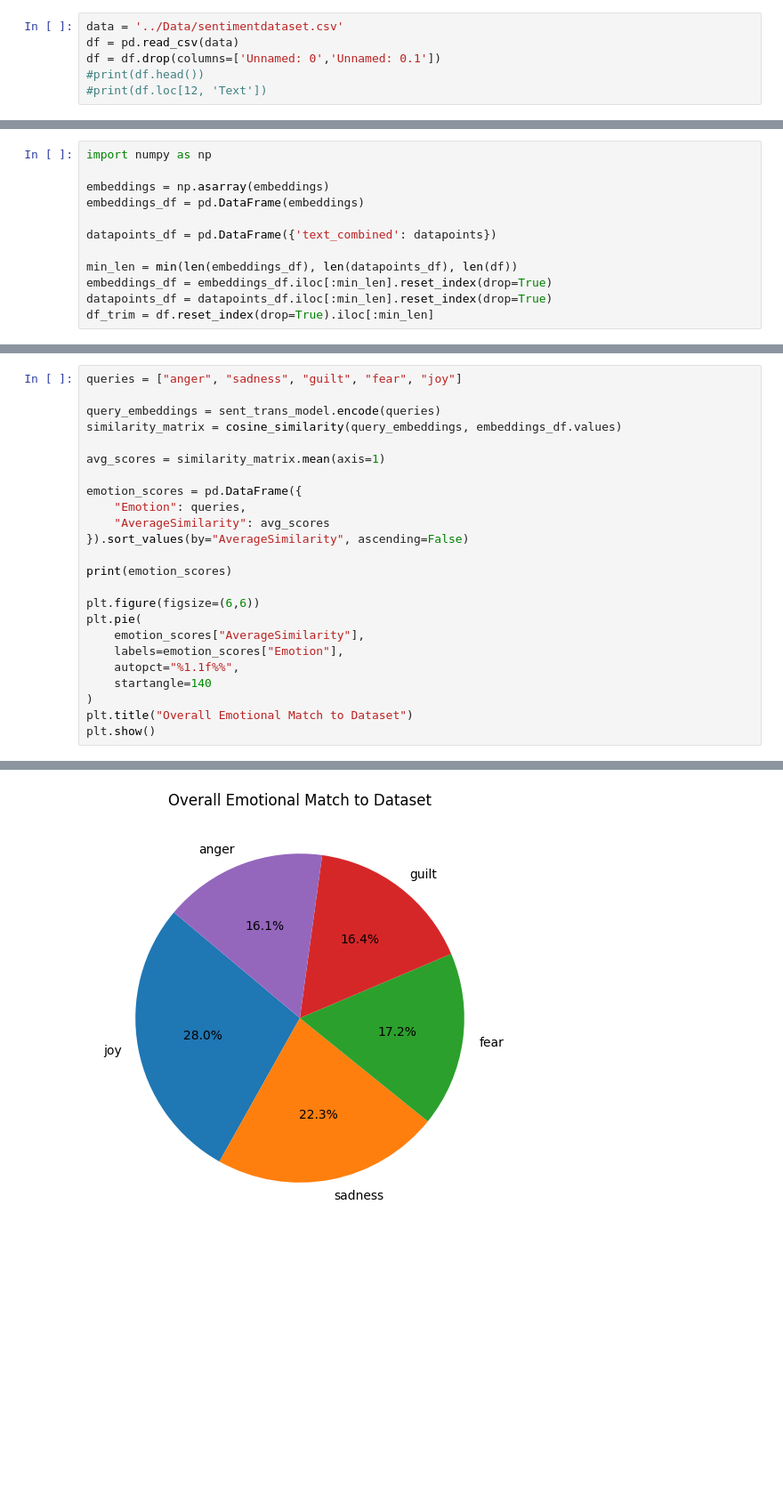
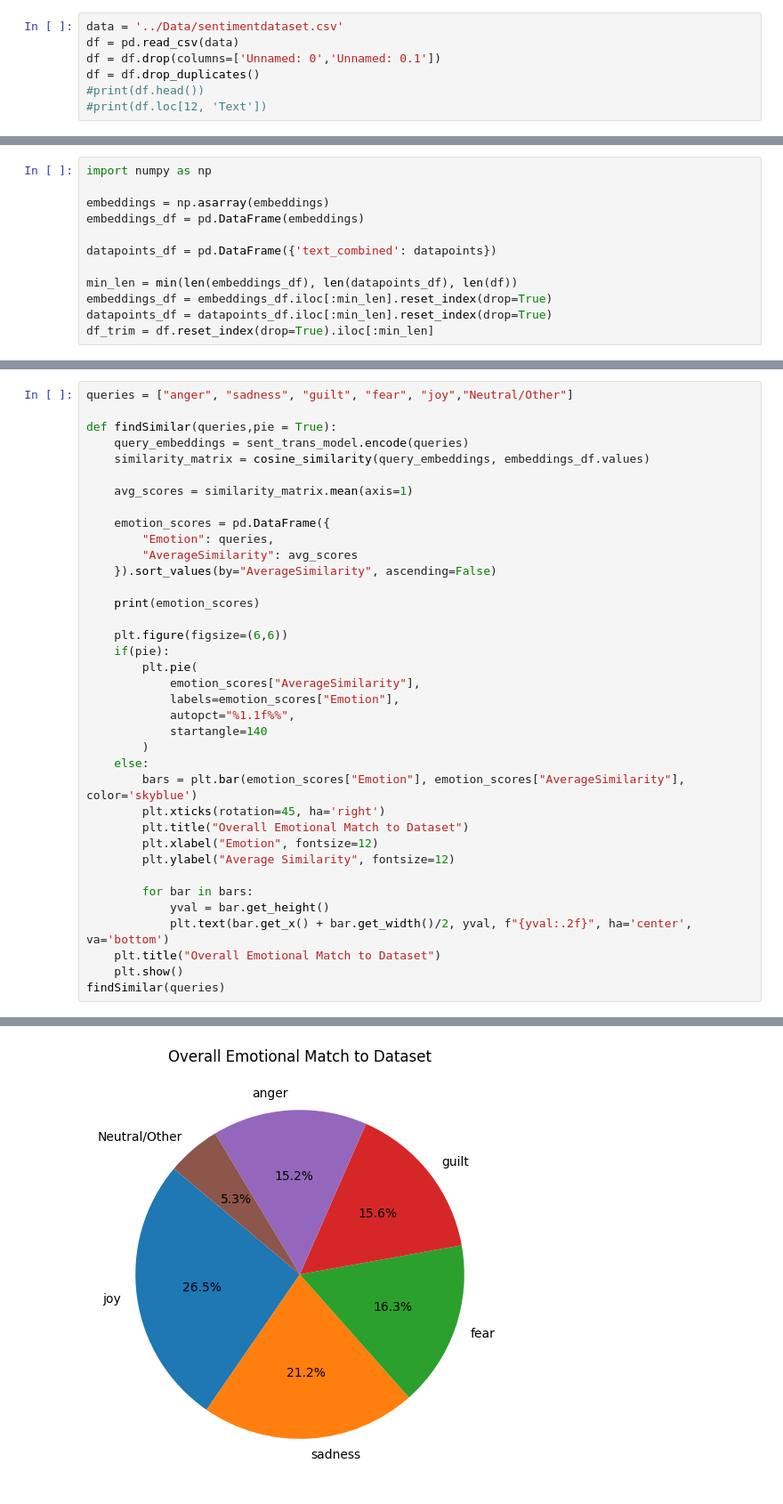
Before and after one commit to yaasamiiiin/Sentiment_Analysis_NYUDSFall2025, a Jupyter notebook: notebooks/sentimental_analysis.ipynb, the cells around one changed output, grey strips where cells are left out. Shown: that part at 89% size. Cells and saved outputs as stored; diff of their text form; blank space fills up the shorter version.

```diff
--- a/notebooks/sentimental_analysis.ipynb
+++ b/notebooks/sentimental_analysis.ipynb
@@ -25,6 +25,7 @@ from sklearn.metrics.pairwise import cosine_similarity
 data = '../Data/sentimentdataset.csv'
 df = pd.read_csv(data)
 df = df.drop(columns=['Unnamed: 0','Unnamed: 0.1'])
+df = df.drop_duplicates()
 #print(df.head())
 #print(df.loc[12, 'Text'])
 # %% [markdown]
@@ -105,27 +106,40 @@ Top matches for: fear
     Text:  Fearful whispers in the dark, the mind haunted by the specter of the unknown, shadows dancing to the rhythm of anxiety's tune. |Timestamp: 2023-07-14 23:00:00|User:  DarkWhispers |Platform: ...
 Text:  Fearful eyes scanning the shadows, a prisoner of the night, terrorized by the lurking monsters born from the mind's darkest corners. |Timestamp: 2023-01-07 03:30:00|User:  NightPrisoner |Platfo ...
 # %%
-queries = ["anger", "sadness", "guilt", "fear", "joy"]
+queries = ["anger", "sadness", "guilt", "fear", "joy","Neutral/Other"]
 
-query_embeddings = sent_trans_model.encode(queries)
-similarity_matrix = cosine_similarity(query_embeddings, embeddings_df.values)
+def findSimilar(queries,pie = True):
+    query_embeddings = sent_trans_model.encode(queries)
+    similarity_matrix = cosine_similarity(query_embeddings, embeddings_df.values)
 
-avg_scores = similarity_matrix.mean(axis=1)
+    avg_scores = similarity_matrix.mean(axis=1)
 
-emotion_scores = pd.DataFrame({
-    "Emotion": queries,
-    "AverageSimilarity": avg_scores
-}).sort_values(by="AverageSimilarity", ascending=False)
+    emotion_scores = pd.DataFrame({
+        "Emotion": queries,
+        "AverageSimilarity": avg_scores
+    }).sort_values(by="AverageSimilarity", ascending=False)
 
-print(emotion_scores)
+    print(emotion_scores)
 
-plt.figure(figsize=(6,6))
-plt.pie(
-    emotion_scores["AverageSimilarity"],
-    labels=emotion_scores["Emotion"],
-    autopct="%1.1f%%",
-    startangle=140
-)
-plt.title("Overall Emotional Match to Dataset")
-plt.show()
+    plt.figure(figsize=(6,6))
+    if(pie):
+        plt.pie(
+            emotion_scores["AverageSimilarity"],
+            labels=emotion_scores["Emotion"],
+            autopct="%1.1f%%",
+            startangle=140
+        )
+    else:
+        bars = plt.bar(emotion_scores["Emotion"], emotion_scores["AverageSimilarity"], color='skyblue')
+        plt.xticks(rotation=45, ha='right')
+        plt.title("Overall Emotional Match to Dataset")
+        plt.xlabel("Emotion", fontsize=12)
+        plt.ylabel("Average Similarity", fontsize=12)
+
+        for bar in bars:
+            yval = bar.get_height()
+            plt.text(bar.get_x() + bar.get_width()/2, yval, f"{yval:.2f}", ha='center', va='bottom')
+    plt.title("Overall Emotional Match to Dataset")
+    plt.show()
+findSimilar(queries)
 # %% [output]
@@ -138 +153 @@ plt.show()
-[figure, old version]
+[figure, new version]
```
Also changed, not shown: parts of 4 cells of this notebook, 1 other file.
